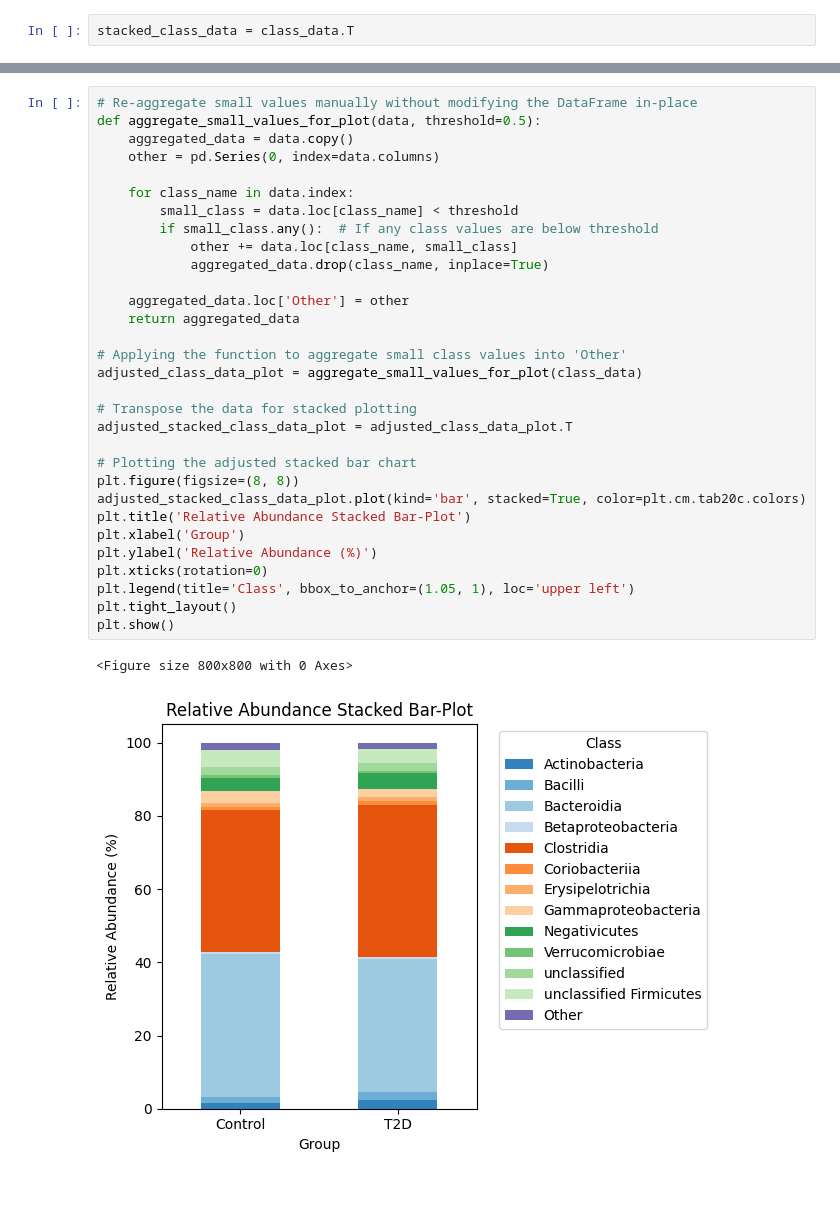
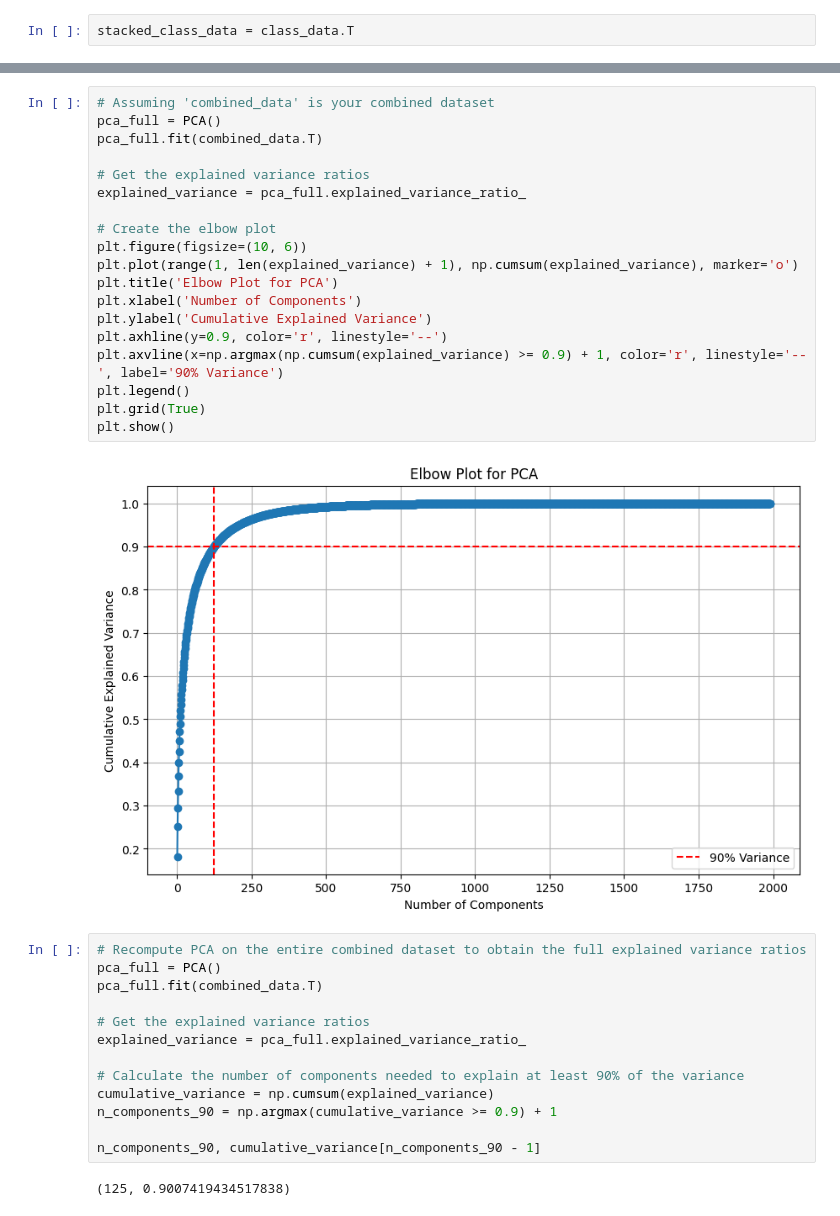
Before and after one commit to CloudD233/microbiome, a Jupyter notebook: msp.ipynb, the cells around one changed output, grey strips where cells are left out. Cells and saved outputs as stored; diff of their text form; blank space fills up the shorter version.

```diff
--- a/msp.ipynb
+++ b/msp.ipynb
@@ -62,34 +52,36 @@ plt.show()
-# %%
-# Re-aggregate small values manually without modifying the DataFrame in-place
-def aggregate_small_values_for_plot(data, threshold=0.5):
-    aggregated_data = data.copy()
-    other = pd.Series(0, index=data.columns)
-
-    for class_name in data.index:
-        small_class = data.loc[class_name] < threshold
-        if small_class.any():  # If any class values are below threshold
-            other += data.loc[class_name, small_class]
-            aggregated_data.drop(class_name, inplace=True)
-
-    aggregated_data.loc['Other'] = other
-    return aggregated_data
-
-# Applying the function to aggregate small class values into 'Other'
-adjusted_class_data_plot = aggregate_small_values_for_plot(class_data)
-
-# Transpose the data for stacked plotting
-adjusted_stacked_class_data_plot = adjusted_class_data_plot.T
-
-# Plotting the adjusted stacked bar chart
-plt.figure(figsize=(8, 8))
-adjusted_stacked_class_data_plot.plot(kind='bar', stacked=True, color=plt.cm.tab20c.colors)
-plt.title('Relative Abundance Stacked Bar-Plot')
-plt.xlabel('Group')
-plt.ylabel('Relative Abundance (%)')
-plt.xticks(rotation=0)
-plt.legend(title='Class', bbox_to_anchor=(1.05, 1), loc='upper left')
-plt.tight_layout()
-plt.show()
-# %% [output]
-<Figure size 800x800 with 0 Axes>
-[figure, removed]
+# %%
+# Assuming 'combined_data' is your combined dataset
+pca_full = PCA()
+pca_full.fit(combined_data.T)
+
+# Get the explained variance ratios
+explained_variance = pca_full.explained_variance_ratio_
+
+# Create the elbow plot
+plt.figure(figsize=(10, 6))
+plt.plot(range(1, len(explained_variance) + 1), np.cumsum(explained_variance), marker='o')
+plt.title('Elbow Plot for PCA')
+plt.xlabel('Number of Components')
+plt.ylabel('Cumulative Explained Variance')
+plt.axhline(y=0.9, color='r', linestyle='--')
+plt.axvline(x=np.argmax(np.cumsum(explained_variance) >= 0.9) + 1, color='r', linestyle='--', label='90% Variance')
+plt.legend()
+plt.grid(True)
+plt.show()
+# %% [output]
+[figure, added]
+# %%
+# Recompute PCA on the entire combined dataset to obtain the full explained variance ratios
+pca_full = PCA()
+pca_full.fit(combined_data.T)
+
+# Get the explained variance ratios
+explained_variance = pca_full.explained_variance_ratio_
+
+# Calculate the number of components needed to explain at least 90% of the variance
+cumulative_variance = np.cumsum(explained_variance)
+n_components_90 = np.argmax(cumulative_variance >= 0.9) + 1
+
+n_components_90, cumulative_variance[n_components_90 - 1]
+# %% [output]
+(125, 0.9007419434517838)
```
Also changed, not shown: parts of 8 cells of this notebook.
